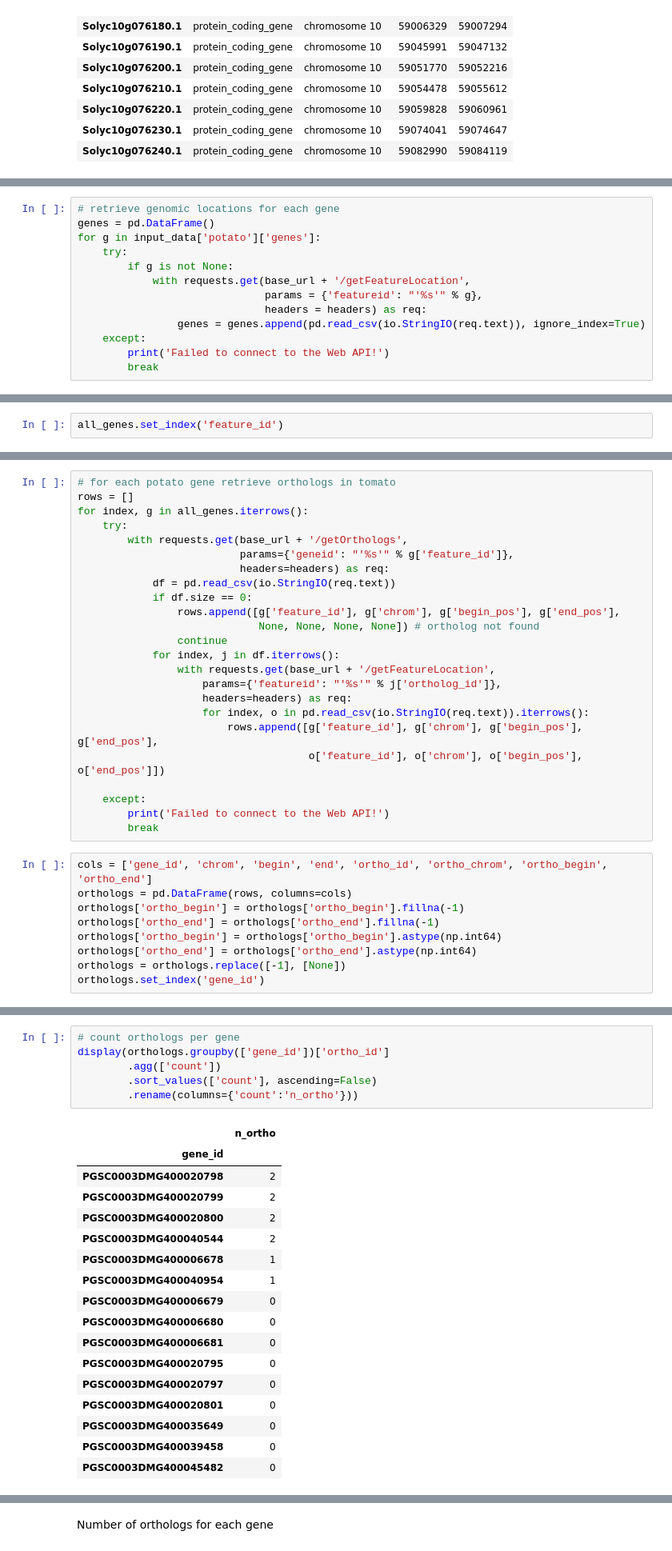
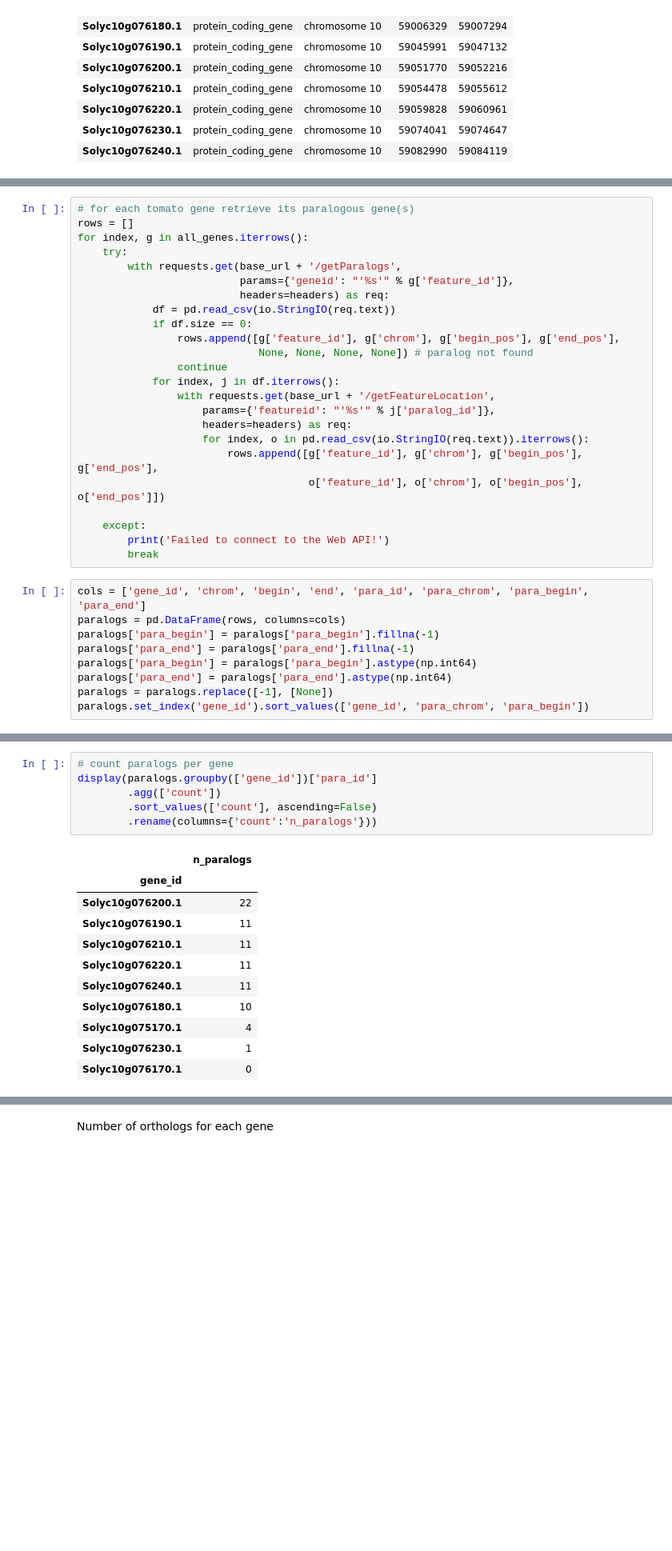
Before and after one commit to candYgene/notebooks, a Jupyter notebook: jupyter/QTL_fruitshape_orthologs.ipynb, the cells around one changed output, grey strips where cells are left out. Shown: that part at 80% size. Cells and saved outputs as stored; diff of their text form; blank space fills up the shorter version.

```diff
--- a/jupyter/QTL_fruitshape_orthologs.ipynb
+++ b/jupyter/QTL_fruitshape_orthologs.ipynb
@@ -175,13 +159,0 @@ the tomgene _Solyc10g076180_
-# %%
-# retrieve genomic locations for each gene
-genes = pd.DataFrame()
-for g in input_data['potato']['genes']:
-    try:
-        if g is not None:
-            with requests.get(base_url + '/getFeatureLocation',
-                              params = {'featureid': "'%s'" % g},
-                              headers = headers) as req:
-                genes = genes.append(pd.read_csv(io.StringIO(req.text)), ignore_index=True)
-    except:
-        print('Failed to connect to the Web API!')
-        break
@@ -224,2 +159,0 @@ except:
-# %%
-all_genes.set_index('feature_id')
@@ -244,19 +162,19 @@ all_genes.set_index('feature_id')
 # %%
-# for each potato gene retrieve orthologs in tomato
+# for each tomato gene retrieve its paralogous gene(s)
 rows = []
 for index, g in all_genes.iterrows():
     try:
-        with requests.get(base_url + '/getOrthologs',
+        with requests.get(base_url + '/getParalogs',
                           params={'geneid': "'%s'" % g['feature_id']},
                           headers=headers) as req:
             df = pd.read_csv(io.StringIO(req.text))
             if df.size == 0:
                 rows.append([g['feature_id'], g['chrom'], g['begin_pos'], g['end_pos'],
-                             None, None, None, None]) # ortholog not found
+                             None, None, None, None]) # paralog not found
                 continue
             for index, j in df.iterrows():
                 with requests.get(base_url + '/getFeatureLocation',
-                    params={'featureid': "'%s'" % j['ortholog_id']},
+                    params={'featureid': "'%s'" % j['paralog_id']},
                     headers=headers) as req:
                     for index, o in pd.read_csv(io.StringIO(req.text)).iterrows():
                         rows.append([g['feature_id'], g['chrom'], g['begin_pos'], g['end_pos'],
@@ -266,12 +184,12 @@ for index, g in all_genes.iterrows():
         print('Failed to connect to the Web API!')
         break
 # %%
-cols = ['gene_id', 'chrom', 'begin', 'end', 'ortho_id', 'ortho_chrom', 'ortho_begin', 'ortho_end']
-orthologs = pd.DataFrame(rows, columns=cols)
-orthologs['ortho_begin'] = orthologs['ortho_begin'].fillna(-1)
-orthologs['ortho_end'] = orthologs['ortho_end'].fillna(-1)
-orthologs['ortho_begin'] = orthologs['ortho_begin'].astype(np.int64)
-orthologs['ortho_end'] = orthologs['ortho_end'].astype(np.int64)
-orthologs = orthologs.replace([-1], [None])
-orthologs.set_index('gene_id')
+cols = ['gene_id', 'chrom', 'begin', 'end', 'para_id', 'para_chrom', 'para_begin', 'para_end']
+paralogs = pd.DataFrame(rows, columns=cols)
+paralogs['para_begin'] = paralogs['para_begin'].fillna(-1)
+paralogs['para_end'] = paralogs['para_end'].fillna(-1)
+paralogs['para_begin'] = paralogs['para_begin'].astype(np.int64)
+paralogs['para_end'] = paralogs['para_end'].astype(np.int64)
+paralogs = paralogs.replace([-1], [None])
+paralogs.set_index('gene_id').sort_values(['gene_id', 'para_chrom', 'para_begin'])
 # %% [output]
@@ -296,24 +214,18 @@ orthologs.set_index('gene_id')
 # %%
-# count orthologs per gene
-display(orthologs.groupby(['gene_id'])['ortho_id']
+# count paralogs per gene
+display(paralogs.groupby(['gene_id'])['para_id']
         .agg(['count'])
         .sort_values(['count'], ascending=False)
-        .rename(columns={'count':'n_ortho'}))
+        .rename(columns={'count':'n_paralogs'}))
 # %% [output]
-|  | n_ortho |
+|  | n_paralogs |
 | gene_id |  |
-| PGSC0003DMG400020798 | 2 |
-| PGSC0003DMG400020799 | 2 |
-| PGSC0003DMG400020800 | 2 |
-| PGSC0003DMG400040544 | 2 |
-| PGSC0003DMG400006678 | 1 |
-| PGSC0003DMG400040954 | 1 |
-| PGSC0003DMG400006679 | 0 |
-| PGSC0003DMG400006680 | 0 |
-| PGSC0003DMG400006681 | 0 |
-| PGSC0003DMG400020795 | 0 |
-| PGSC0003DMG400020797 | 0 |
-| PGSC0003DMG400020801 | 0 |
-| PGSC0003DMG400035649 | 0 |
-| PGSC0003DMG400039458 | 0 |
-| PGSC0003DMG400045482 | 0 |
+| Solyc10g076200.1 | 22 |
+| Solyc10g076190.1 | 11 |
+| Solyc10g076210.1 | 11 |
+| Solyc10g076220.1 | 11 |
+| Solyc10g076240.1 | 11 |
+| Solyc10g076180.1 | 10 |
+| Solyc10g075170.1 | 4 |
+| Solyc10g076230.1 | 1 |
+| Solyc10g076170.1 | 0 |
```
Also changed, not shown: parts of 22 cells of this notebook.
